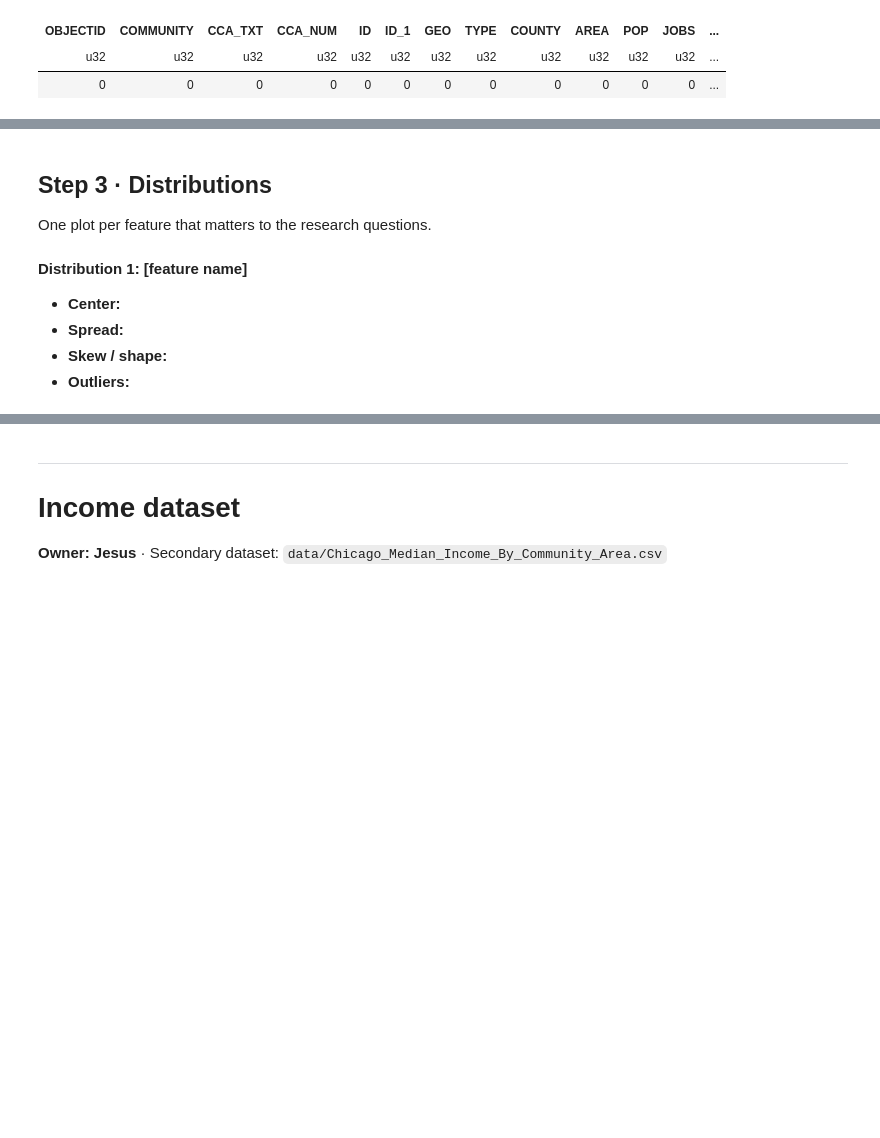
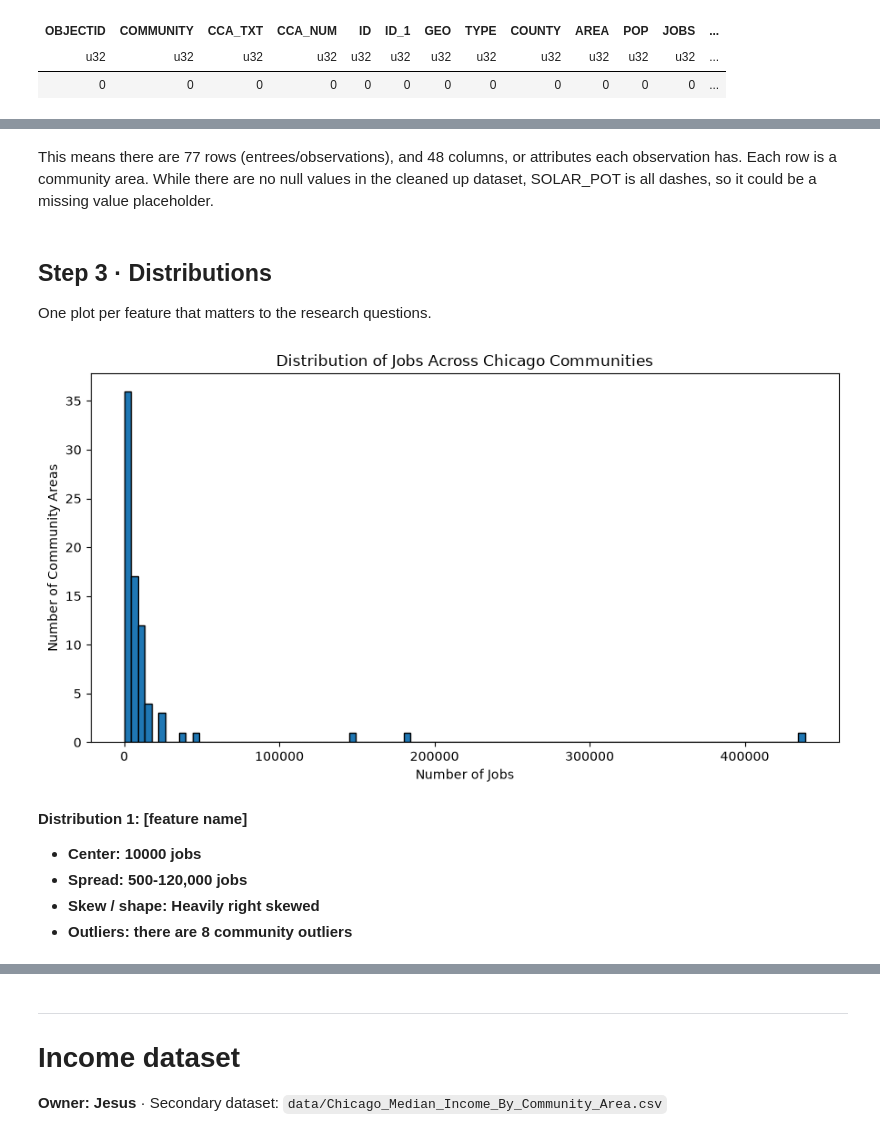
Before and after one commit to doctorplatypus/Socioeconomic-Health-Disparities, a Jupyter notebook: eda.ipynb, the cells around one changed output, grey strips where cells are left out. Saved outputs shown, nothing was run; the diff lists cells and outputs as text; code cells hidden in the pictures; blank space fills up the shorter version.

```diff
--- a/eda.ipynb
+++ b/eda.ipynb
@@ -377,17 +608,28 @@ Check for: missing values, duplicates, inconsistent formatting, wrong data types
+# %% [markdown]
+This means there are 77 rows (entrees/observations), and 48 columns, or attributes each observation has. Each row is a community area. While there are no null values in the cleaned up dataset, SOLAR_POT is all dashes, so it could be a missing value placeholder.
 # %% [markdown]
 ## Step 3 · Distributions
 One plot per feature that matters to the research questions.
 # %%
-# Distribution plot 1: histogram / box plot / bar chart. Label axes.
-fig, ax = plt.subplots(figsize=(7, 4))
-ax.set_xlabel("")
-ax.set_ylabel("")
-ax.set_title("")
+
+# Distribution Plot 1: Number of Jobs
+
+fig, ax = plt.subplots(figsize=(9, 5))
+
+ax.hist(emis["JOBS"].to_list(), bins=100, edgecolor="black")
+
+ax.set_xlabel("Number of Jobs")
+ax.set_ylabel("Number of Community Areas")
+ax.set_title("Distribution of Jobs Across Chicago Communities")
+
+plt.tight_layout()
 plt.show()
+# %% [output]
+[figure, added]
 # %% [markdown]
 **Distribution 1: [feature name]**
-- **Center:**
-- **Spread:**
-- **Skew / shape:**
-- **Outliers:**
+- **Center: 10000 jobs**
+- **Spread: 500-120,000 jobs**
+- **Skew / shape: Heavily right skewed**
+- **Outliers: there are 8 community outliers**
 # %%
```
Also changed, not shown: parts of 24 cells of this notebook.
